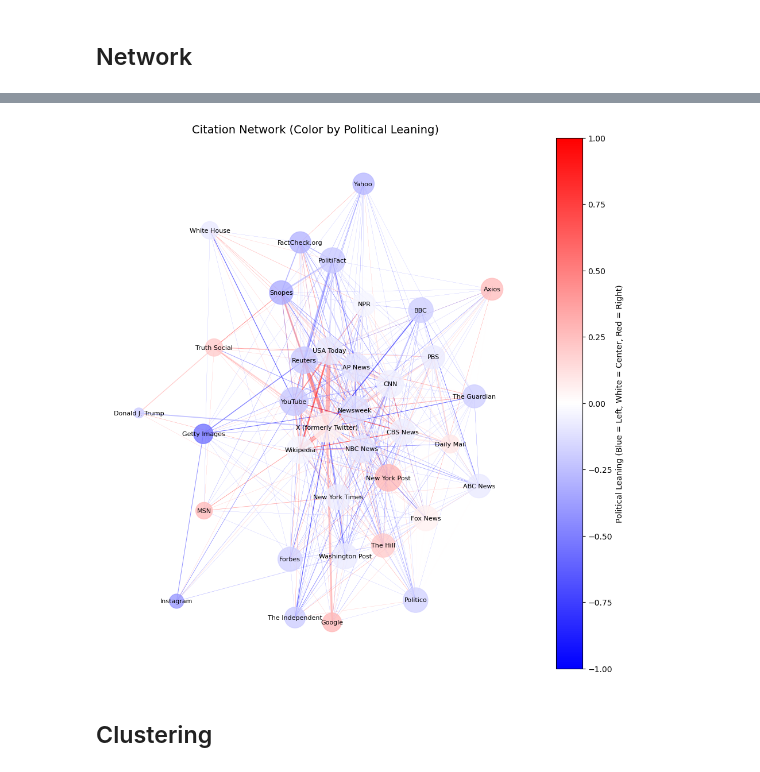
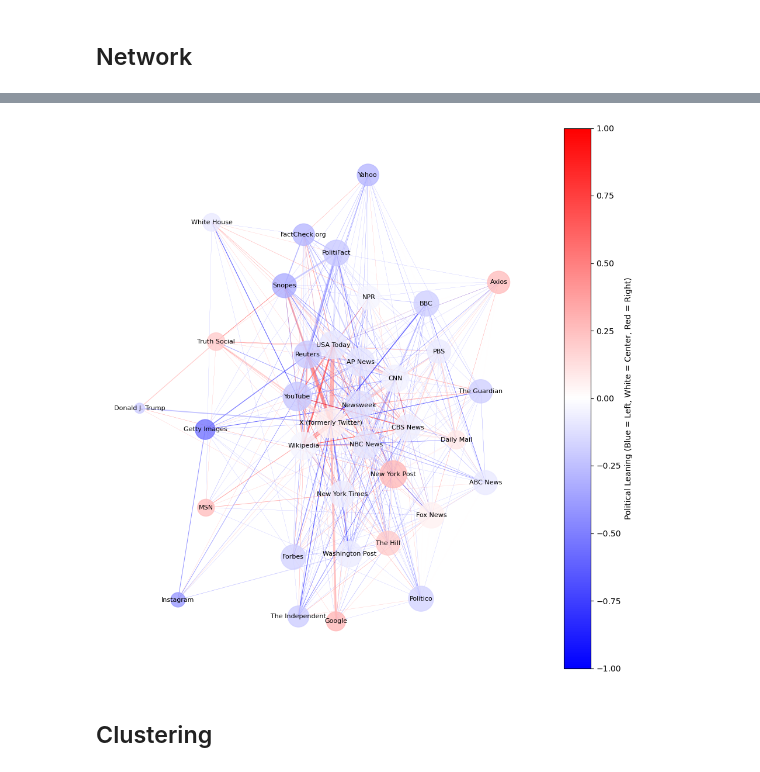
Before and after one commit to kminesaki/CommunityNotes-CiteNet, a Jupyter notebook: notebook/4_network.ipynb, the cells around one changed output, grey strips where cells are left out. Drawn from its saved outputs; the diff is of its cells as text; code cells hidden in the pictures.

```diff
--- a/notebook/4_network.ipynb
+++ b/notebook/4_network.ipynb
@@ -192,35 +194,35 @@ for u, v in edges:
     ratios.append(color_val)
 
 norm = mcolors.Normalize(vmin=-1, vmax=1)
 edge_colors = [cm.bwr(norm(r)) for r in ratios]
 edge_widths = [G[u][v]['weight'] * 0.1 for u, v in edges]
 
 
 norm_nodes = mcolors.Normalize(vmin=-1, vmax=1)
 
 node_colors = []
 for node in G.nodes:
     bias_value = bias_data["mean"].get(node, 0)
     color = cm.bwr(norm_nodes(bias_value))
     node_colors.append(color)
 
 fig, ax = plt.subplots(figsize=(12, 12))
 nx.draw_networkx_nodes(G, pos, ax=ax, node_size=node_size, alpha=0.8, node_color=node_colors)
 nx.draw_networkx_edges(G, pos, ax=ax, width=edge_widths, edge_color=edge_colors, alpha=0.6)
 nx.draw_networkx_labels(G, pos, ax=ax,labels = labels, font_size=8)
 
 # color bar
 sm = plt.cm.ScalarMappable(cmap=cm.bwr, norm=norm)
 sm.set_array([])
 cbar = plt.colorbar(sm, ax=ax, orientation="vertical")
 cbar.set_label("Political Leaning (Blue = Left, White = Center, Red = Right)", fontsize=10)
 
-ax.set_title("Citation Network (Color by Political Leaning)", fontsize=14)
+#ax.set_title("Citation Network (Color by Political Leaning)", fontsize=14)
 ax.axis("off")
 plt.savefig("../figure/figure3_2.pdf")
 plt.show()
 # %% [output]
-[figure, old version]
+[figure, new version]
 # %% [markdown]
 ## Clustering
 # %%
```
Also changed, not shown: parts of 9 cells of this notebook.
